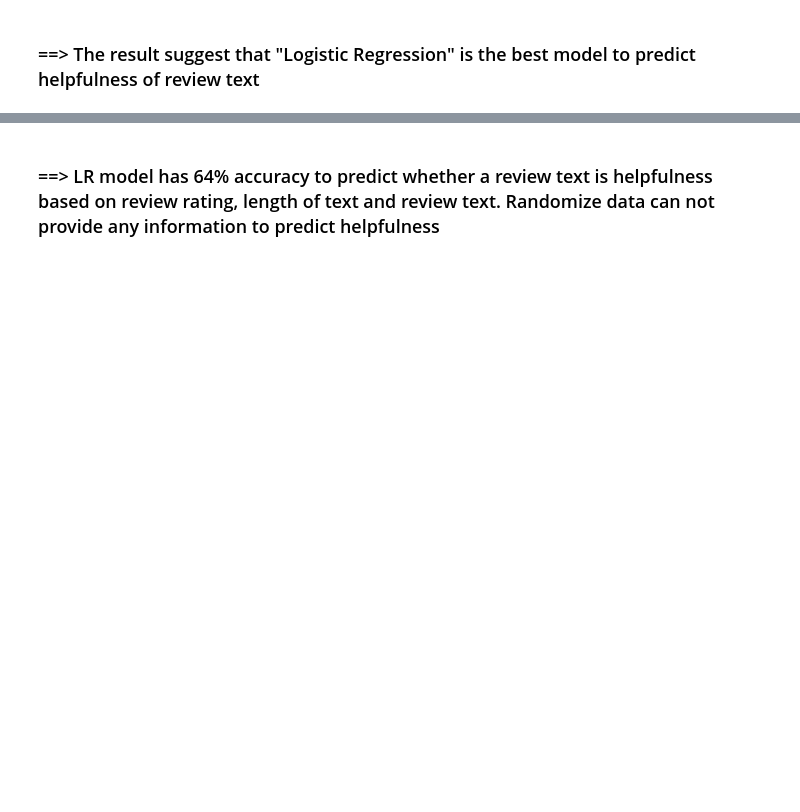
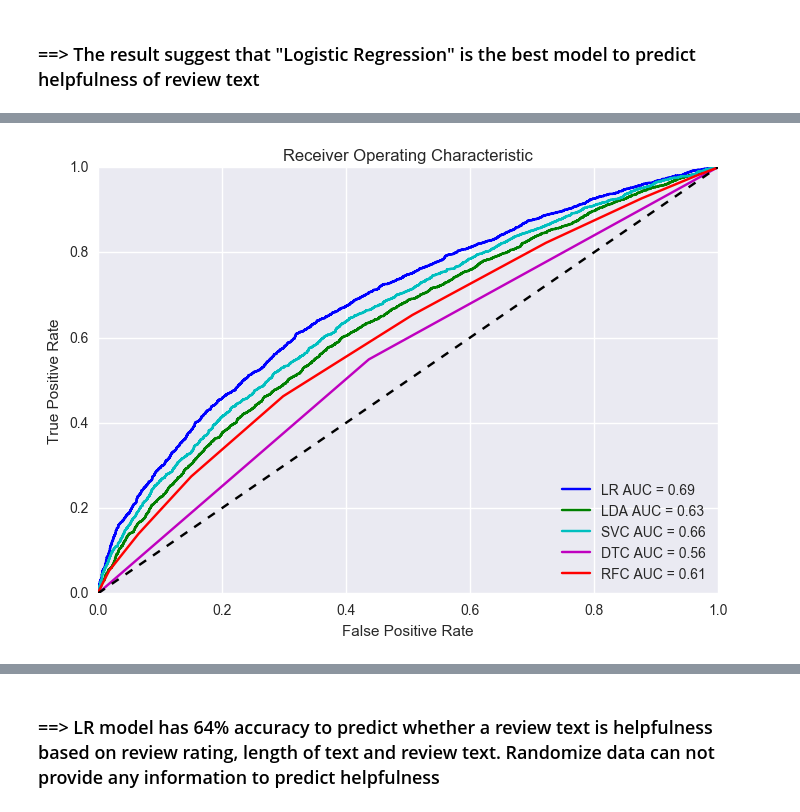
Before and after one commit to TancyKao/AmazonReviewProj, a Jupyter notebook: AmazonBookPilot.ipynb, the cells around one changed output, grey strips where cells are left out. Saved outputs shown, nothing was run; the diff lists cells and outputs as text; code cells hidden in the pictures; blank space fills up the shorter version.

```diff
--- a/AmazonBookPilot.ipynb
+++ b/AmazonBookPilot.ipynb
@@ -911,0 +934,45 @@ avg / total       0.64      0.64      0.64      6963
+# %%
+from sklearn.metrics import roc_curve, auc
+## transfer Y_validation to binary code
+Y_validationBinary=[]
+for i in range(0, len(Y_validationArray)):
+    if Y_validationArray[i] =='helpful':
+        bvb = 1
+    else:
+        bvb = 0
+    Y_validationBinary.append(bvb)
+
+Probs =[]
+FPRs = []
+TPRs = []
+Thresholds = []
+ROC_AUCs =[]
+for k in range(0,len(predModels)):
+    name = md_names[k]
+    prob = predModels[k].predict_proba(X_validation)
+    preds = prob[:,1]
+    fpr, tpr, threshold = roc_curve(Y_validationBinary, preds, pos_label=0)
+    roc_auc = auc(fpr, tpr)
+    Probs.append(prob)
+    FPRs.append(fpr)
+    TPRs.append(tpr)
+    Thresholds.append(threshold)
+    ROC_AUCs.append(roc_auc)
+# %%
+## plot ROC curve
+plt.title('Receiver Operating Characteristic')
+plt.plot(FPRs[0], TPRs[0], 'b', label='%s AUC = %0.2f'% (names[0],ROC_AUCs[0]))
+plt.plot(FPRs[1], TPRs[1], 'g', label='%s AUC = %0.2f'% (names[1],ROC_AUCs[1]))
+plt.plot(FPRs[2], TPRs[2], 'c', label='%s AUC = %0.2f'% (names[2],ROC_AUCs[2]))
+plt.plot(FPRs[3], TPRs[3], 'm', label='%s AUC = %0.2f'% (names[3],ROC_AUCs[3]))
+plt.plot(FPRs[4], TPRs[4], 'r', label='%s AUC = %0.2f'% (names[4],ROC_AUCs[4]))
+
+plt.legend(loc='lower right')
+plt.plot([0,1],[0,1],'k--')
+plt.xlim([0,1])
+plt.ylim([0,1])
+plt.ylabel('True Positive Rate')
+plt.xlabel('False Positive Rate')
+plt.show()
+# %% [output]
+[figure, added]
```
Also changed, not shown: parts of 16 cells of this notebook.
